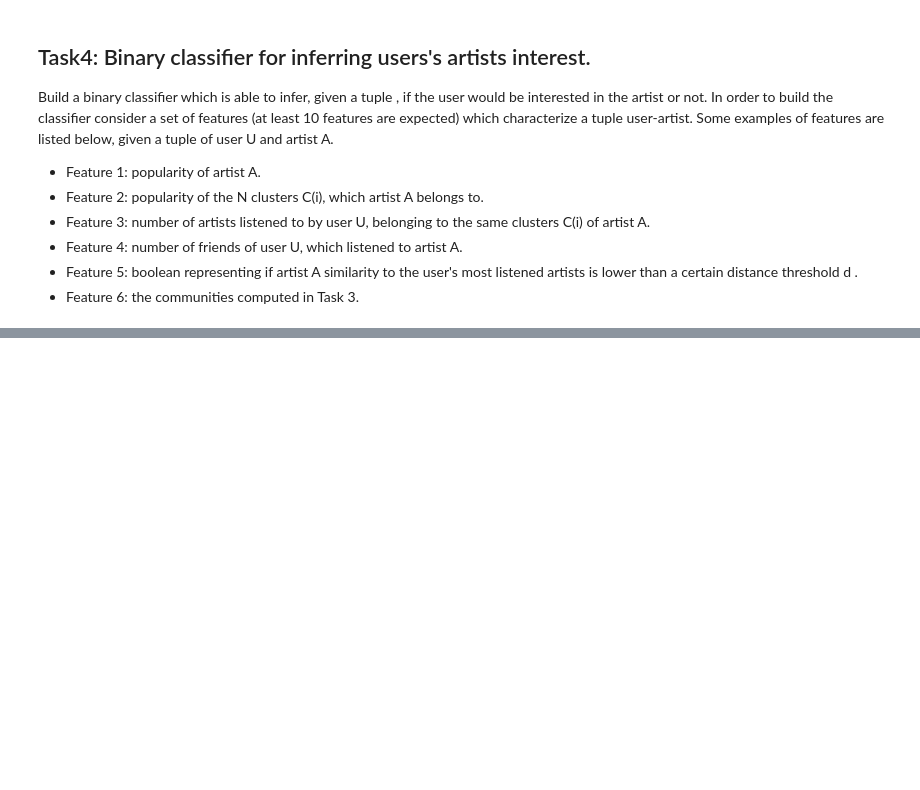
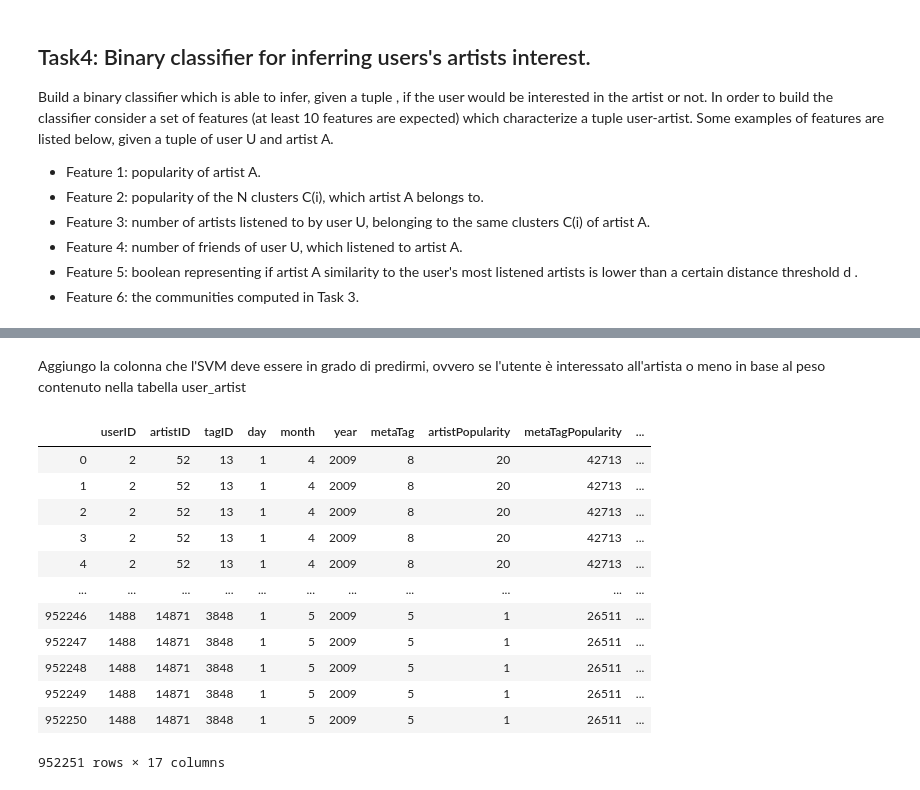
Before and after one commit to RiccardoBiella96/DataClaFinalProject, a Jupyter notebook: FinalProject.ipynb, the cells around one changed output, grey strips where cells are left out. Drawn from its saved outputs; the diff is of its cells as text; code cells hidden in the pictures; blank space fills up the shorter version.

```diff
--- a/FinalProject.ipynb
+++ b/FinalProject.ipynb
@@ -968,0 +1201,21 @@ print("Missing values: " + str(users_communities.isnull().sum()))
+# %% [markdown]
+Aggiungo la colonna che l'SVM deve essere in grado di predirmi, ovvero se l'utente è interessato all'artista o meno in base al peso contenuto nella tabella user_artist
+# %%
+# Come soglia uso la media dei pesi, se il peso della coppia utente artista è superiore alla media allora all'utente è piaciuto l'artista
+weight_mean = final_dataframe['weight'].mean()
+final_dataframe['userLikeArtist'] = final_dataframe['weight'] > weight_mean
+final_dataframe
+# %% [output]
+|  | userID | artistID | tagID | day | month | year | metaTag | artistPopularity | metaTagPopularity | ... |
+| 0 | 2 | 52 | 13 | 1 | 4 | 2009 | 8 | 20 | 42713 | ... |
+| 1 | 2 | 52 | 13 | 1 | 4 | 2009 | 8 | 20 | 42713 | ... |
+| 2 | 2 | 52 | 13 | 1 | 4 | 2009 | 8 | 20 | 42713 | ... |
+| 3 | 2 | 52 | 13 | 1 | 4 | 2009 | 8 | 20 | 42713 | ... |
+| 4 | 2 | 52 | 13 | 1 | 4 | 2009 | 8 | 20 | 42713 | ... |
+| ... | ... | ... | ... | ... | ... | ... | ... | ... | ... | ... |
+| 952246 | 1488 | 14871 | 3848 | 1 | 5 | 2009 | 5 | 1 | 26511 | ... |
+| 952247 | 1488 | 14871 | 3848 | 1 | 5 | 2009 | 5 | 1 | 26511 | ... |
+| 952248 | 1488 | 14871 | 3848 | 1 | 5 | 2009 | 5 | 1 | 26511 | ... |
+| 952249 | 1488 | 14871 | 3848 | 1 | 5 | 2009 | 5 | 1 | 26511 | ... |
+| 952250 | 1488 | 14871 | 3848 | 1 | 5 | 2009 | 5 | 1 | 26511 | ... |
+952251 rows × 17 columns
```
Also changed, not shown: parts of 42 cells of this notebook.
